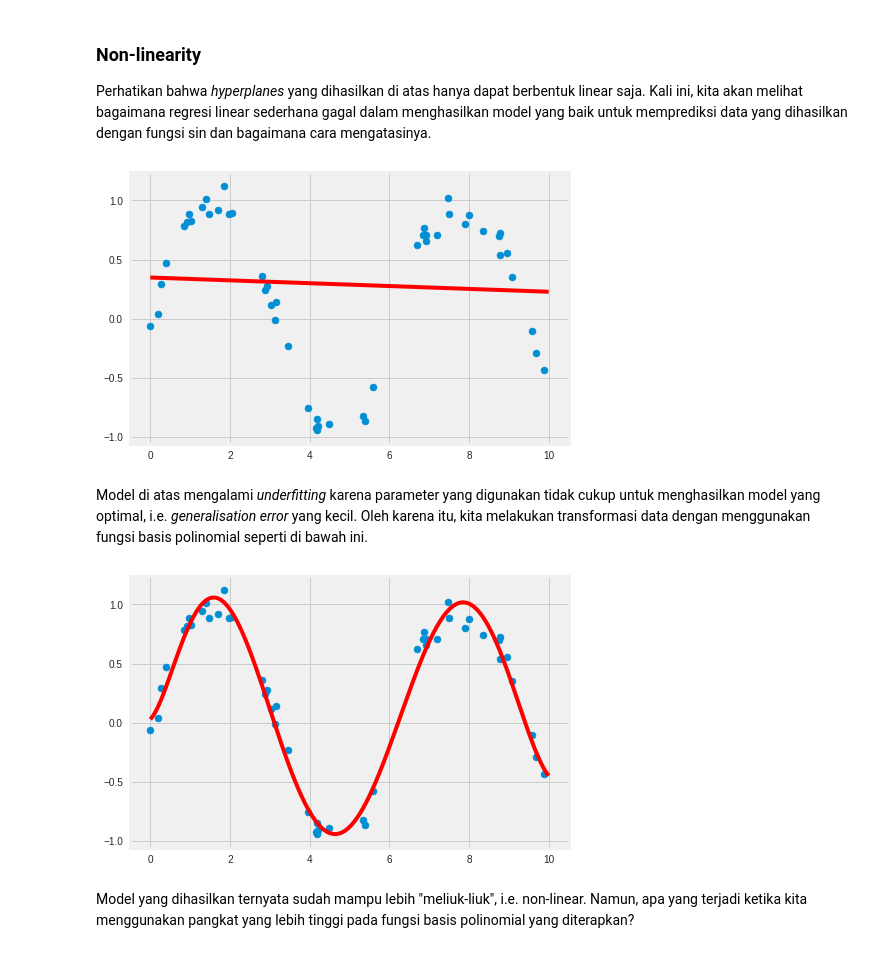
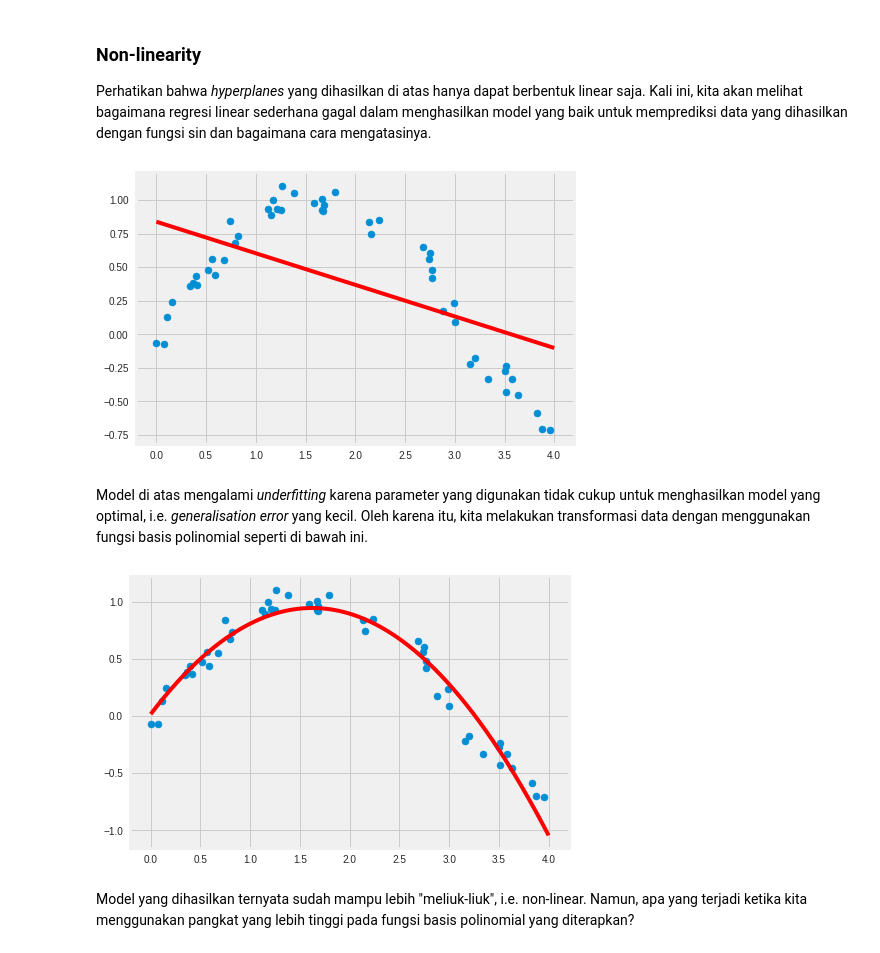
Before and after one commit to aliakbars/uai-ai, a Jupyter notebook: scripts/lab1.ipynb, the cells around one changed output. Saved outputs shown, nothing was run; the diff lists cells and outputs as text; code cells hidden in the pictures.

```diff
--- a/scripts/lab1.ipynb
+++ b/scripts/lab1.ipynb
@@ -134,10 +134,10 @@ reg.intercept_
 
 Perhatikan bahwa *hyperplanes* yang dihasilkan di atas hanya dapat berbentuk linear saja. Kali ini, kita akan melihat bagaimana regresi linear sederhana gagal dalam menghasilkan model yang baik untuk memprediksi data yang dihasilkan dengan fungsi sin dan bagaimana cara mengatasinya.
 # %%
-xfit = np.linspace(0, 10, 1000)
+xfit = np.linspace(0, 4, 1000)
 
 rng = np.random.RandomState(1)
-x = 10 * rng.rand(50)
+x = 4 * rng.rand(50)
 y = np.sin(x) + 0.1 * rng.randn(50)
 
 reg = LinearRegression()
@@ -149,24 +149,24 @@ fig, ax = plt.subplots(figsize=(7,5))
 ax.scatter(x, y)
 ax.plot(xfit, yfit, c='r');
 # %% [output]
-[figure, old version]
+[figure, new version]
 # %% [markdown]
 Model di atas mengalami *underfitting* karena parameter yang digunakan tidak cukup untuk menghasilkan model yang optimal, i.e. *generalisation error* yang kecil. Oleh karena itu, kita melakukan transformasi data dengan menggunakan fungsi basis polinomial seperti di bawah ini.
 # %%
 from sklearn.pipeline import make_pipeline
 from sklearn.preprocessing import PolynomialFeatures
 
-poly_model = make_pipeline(PolynomialFeatures(7),
+poly_model = make_pipeline(PolynomialFeatures(2),
                            LinearRegression())
 
 poly_model.fit(x[:, np.newaxis], y)
 yfit = poly_model.predict(xfit[:, np.newaxis])
 
 fig, ax = plt.subplots(figsize=(7,5))
 ax.scatter(x, y)
 ax.plot(xfit, yfit, c='r');
 # %% [output]
-[figure, old version]
+[figure, new version]
 # %% [markdown]
 Model yang dihasilkan ternyata sudah mampu lebih "meliuk-liuk", i.e. non-linear. Namun, apa yang terjadi ketika kita menggunakan pangkat yang lebih tinggi pada fungsi basis polinomial yang diterapkan?
 # %%
```
Also changed, not shown: parts of 4 cells of this notebook.
